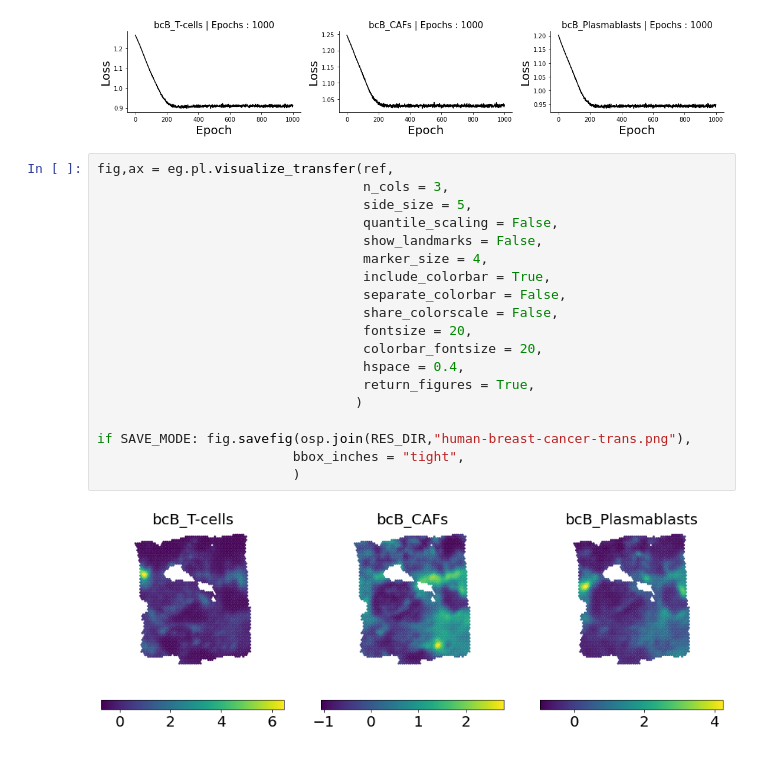
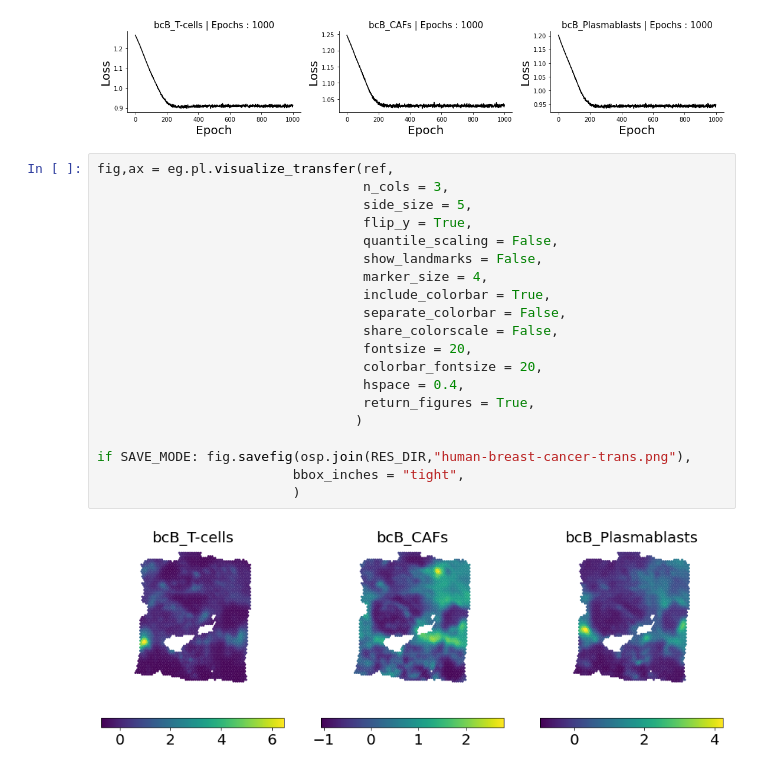
Before and after one commit to almaan/eggplant, a Jupyter notebook: notebooks/human-breast-cancer.ipynb, the cells around one changed output. Drawn from its saved outputs; the diff is of its cells as text.

```diff
--- a/notebooks/human-breast-cancer.ipynb
+++ b/notebooks/human-breast-cancer.ipynb
@@ -109,21 +110,22 @@ eg.pl.model_diagnostics(losses = losses)
 # %%
 fig,ax = eg.pl.visualize_transfer(ref,
                                   n_cols = 3,
                                   side_size = 5,
+                                  flip_y = True,
                                   quantile_scaling = False,
                                   show_landmarks = False,
                                   marker_size = 4,
                                   include_colorbar = True,
                                   separate_colorbar = False,
                                   share_colorscale = False,
                                   fontsize = 20,
                                   colorbar_fontsize = 20,
                                   hspace = 0.4,
                                   return_figures = True,
                                  )
 
 if SAVE_MODE: fig.savefig(osp.join(RES_DIR,"human-breast-cancer-trans.png"),
                          bbox_inches = "tight",
                          )
 # %% [output]
-[figure, old version]
+[figure, new version]
```
Also changed, not shown: parts of 1 cell of this notebook, 2 other files.
